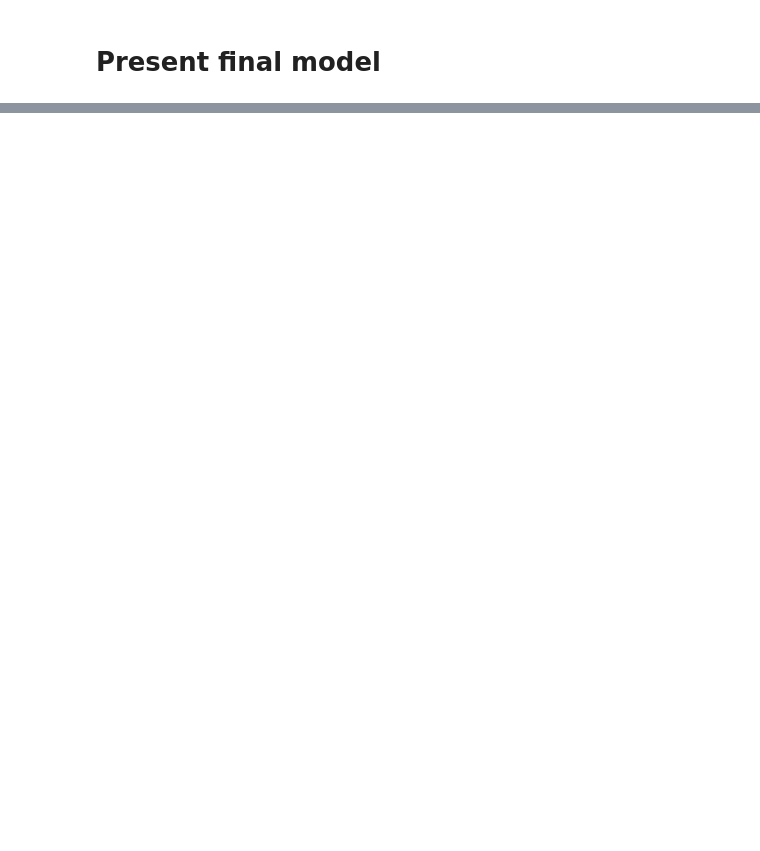
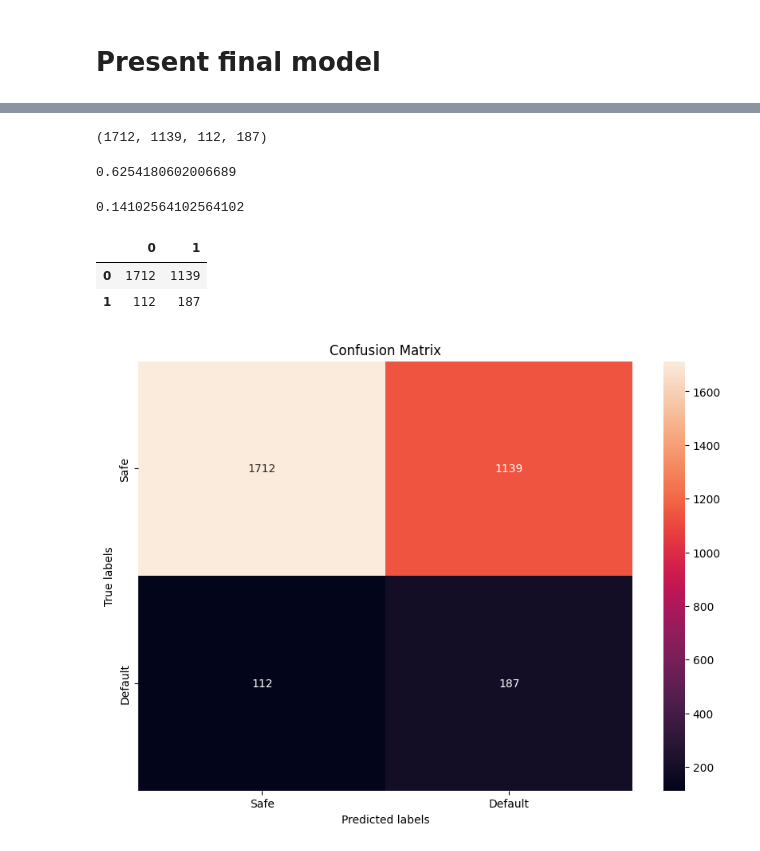
Before and after one commit to Ostyk/credit-risk-score, a Jupyter notebook: CreditScore.ipynb, the cells around one changed output, grey strips where cells are left out. Cells and saved outputs as stored; diff of their text form; code cells hidden in the pictures; blank space fills up the shorter version.

```diff
--- a/CreditScore.ipynb
+++ b/CreditScore.ipynb
@@ -521,2 +566,20 @@ recall: 0.49498327759197325
 # %% [markdown]
 # Present final model
+# %%
+
+# random forest paraeters tuned using optuna. Code down below
+random_forest_parameters = {'n_estimators': 55, 'max_depth': 15, 'min_samples_split': 4, 'min_samples_leaf': 3}
+
+# choosing model
+model_name = RandomForestClassifier(n_jobs=-1, random_state=random_seed, **random_forest_parameters)
+
+# giving all values to pipeline
+rf_pipe = make_pipeline(preprocessor,model_name)
+
+rf_pipe.fit(*datasplits['under'])
+
+y_pred = rf_pipe.predict(X_test)
+metrics_logger(y_test, y_pred, f'RandomForest+{split_type}')
+
+
+feature_importance(rf_pipe, X_test, y_test)
@@ -522,0 +601,30 @@ recall: 0.49498327759197325
+# %%
+tn, fp, fn, tp = confusion_matrix(y_test, y_pred).ravel()
+tn, fp, fn, tp
+# %% [output]
+(1712, 1139, 112, 187)
+# %%
+tp/(tp+fn)
+# %% [output]
+0.6254180602006689
+# %%
+tp/(tp+fp)
+# %% [output]
+0.14102564102564102
+# %%
+df_cm = pd.DataFrame(confusion_matrix(y_test, y_pred))#, index=['Safe', 'Default'], columns=['Safe', 'Default'])
+df_cm
+# %% [output]
+|  | 0 | 1 |
+| 0 | 1712 | 1139 |
+| 1 | 112 | 187 |
+# %%
+plt.figure(figsize = (10,7))
+ax= plt.subplot()
+sns.heatmap(df_cm, annot=True, fmt='g')
+# labels, title and ticks
+ax.set_xlabel('Predicted labels');ax.set_ylabel('True labels');
+ax.set_title('Confusion Matrix');
+ax.xaxis.set_ticklabels(['Safe', 'Default']); ax.yaxis.set_ticklabels(['Safe', 'Default']);
+# %% [output]
+[figure, added]
```
Also changed, not shown: parts of 11 cells of this notebook.
